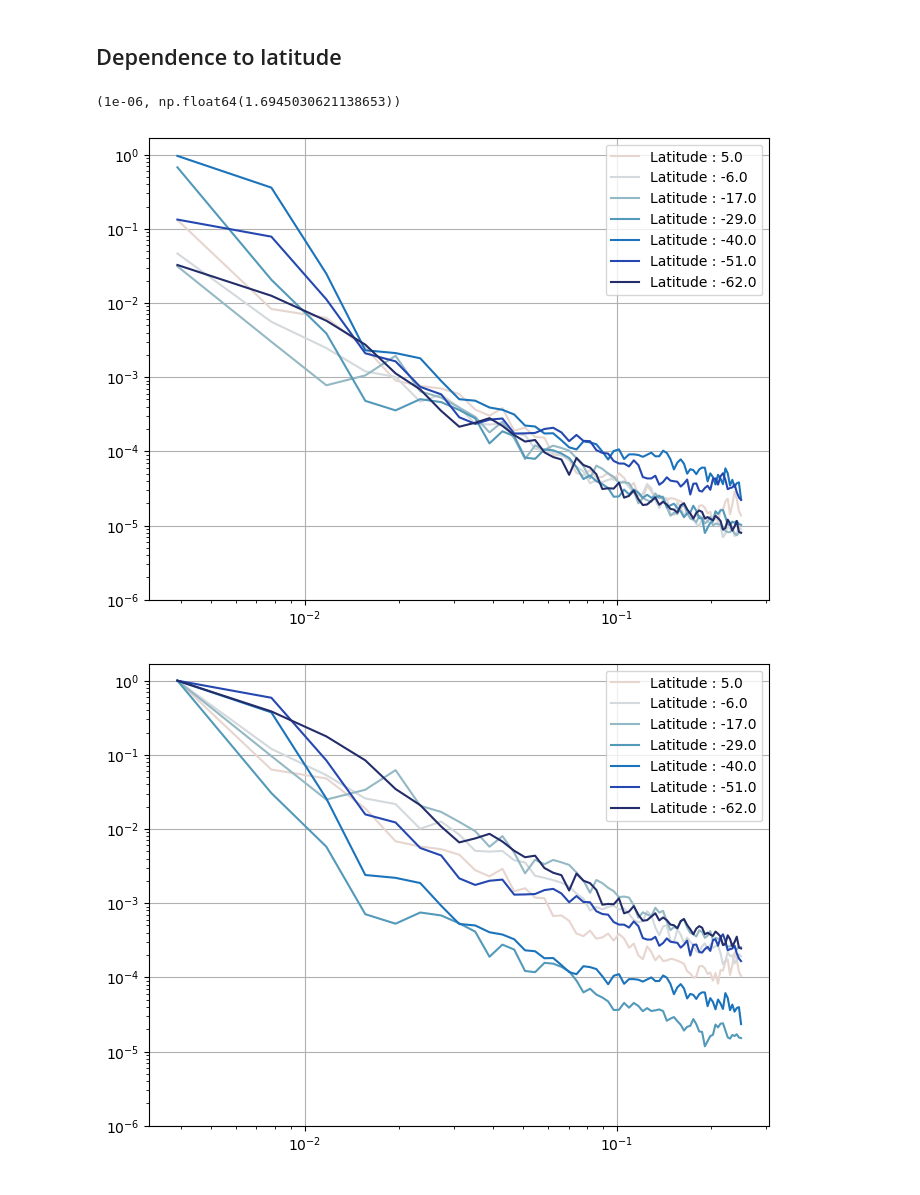
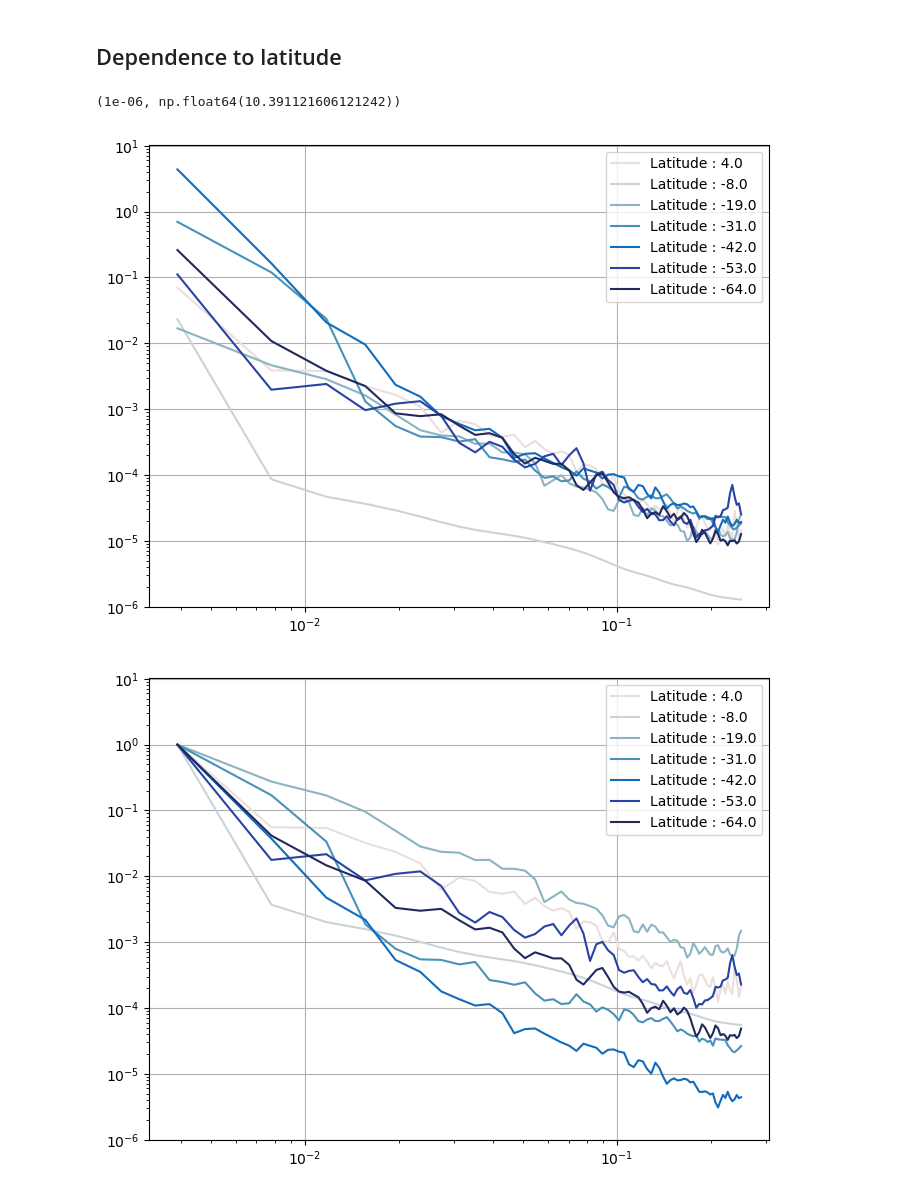
Before and after one commit to zcasparco/SWOT_UHH, a Jupyter notebook: SSH spectra/SSH_along_track spectra.ipynb, the cells around one changed output. Saved outputs shown, nothing was run; the diff lists cells and outputs as text; code cells hidden in the pictures.

```diff
--- a/SSH spectra/SSH_along_track spectra.ipynb
+++ b/SSH spectra/SSH_along_track spectra.ipynb
@@ -24,7 +25,8 @@ from scipy.ndimage import binary_dilation
 # %%
 #Loading individual granule file
 data_dir = "/Users/zoecas/Documents/data/SWOT_L2_LR_SSH_BASIC_D_D-20260603_062409/"
-ds = xr.open_dataset(data_dir+"SWOT_L2_LR_SSH_Basic_044_098_20260106T210232_20260106T215400_PID0_01.nc")
+#data_dir = "/Users/zoecas/Documents/data/"
+ds = xr.open_dataset(data_dir+"SWOT_L2_LR_SSH_Basic_044_348_20260115T192503_20260115T201545_PID0_01.nc")
 ds
 # %% [output]
 <xarray.Dataset> Size: 112MB
@@ -263,7 +277,7 @@ def find_nadir_gap(ssh, min_valid_frac=0.2):
 
     return left_end, right_start, gap_slice, valid_frac
 # %%
-i = 2 # ocean segment selection
+i = -1 # ocean segment selection
 
 lat = ds_long[i]['latitude']#.values
 # Tilt correction
@@ -433,31 +453,31 @@ for ax in axs:
 mean_seg = (np.mean(all_seg_L,axis=0)+np.mean(all_seg_R,axis=0))/2.0
 mean_lat = (np.mean(lat_L,axis=0)+np.mean(lat_R,axis=0))/2.0
 # %%
-cmap_value = np.max([np.abs(np.min(mean_lat)),np.abs(np.min(mean_lat))])
+cmap_value = np.max([np.abs(np.min(mean_lat)),np.abs(np.max(mean_lat))])
 c_norm = mpl.colors.Normalize(vmin=-cmap_value,vmax=cmap_value)
 
 # Pick a colormap
 c_map  = cm.cm.balance
 #mpl.cm.coolwarm
 
 # Scalar mappable of normalized array to colormap
 s_map  = mpl.cm.ScalarMappable(cmap=c_map, norm=c_norm)
 s_map.set_array([])
 ni = 10
 fig,ax = plt.subplots(figsize=(8,6))
 for seg,color in zip(mean_seg[::ni,:],mean_lat[::ni]):
     ax.loglog(kx[1:],(seg[1:]),color=s_map.to_rgba(color),label=r'Latitude : %s'%np.around(color))
 
 ax.legend(loc=1);ax.grid();
 ax.set_ylim(1e-6,np.max(mean_seg[::ni,:]))
 
 fig,ax = plt.subplots(figsize=(8,6))
 for seg,color in zip(mean_seg[::ni,:],mean_lat[::ni]):
     ax.loglog(kx[1:],(seg[1:]/seg[1]),color=s_map.to_rgba(color),label=r'Latitude : %s'%np.around(color))
 
 ax.legend(loc=1);ax.grid();
 ax.set_ylim(1e-6,np.max(mean_seg[::ni,:]))
 # %% [output]
-(1e-06, np.float64(1.6945030621138653))
+(1e-06, np.float64(10.391121606121242))
-[figure, old version]
+[figure, new version]
-[figure, old version]
+[figure, new version]
```
Also changed, not shown: parts of 9 cells of this notebook, 1 other file.
